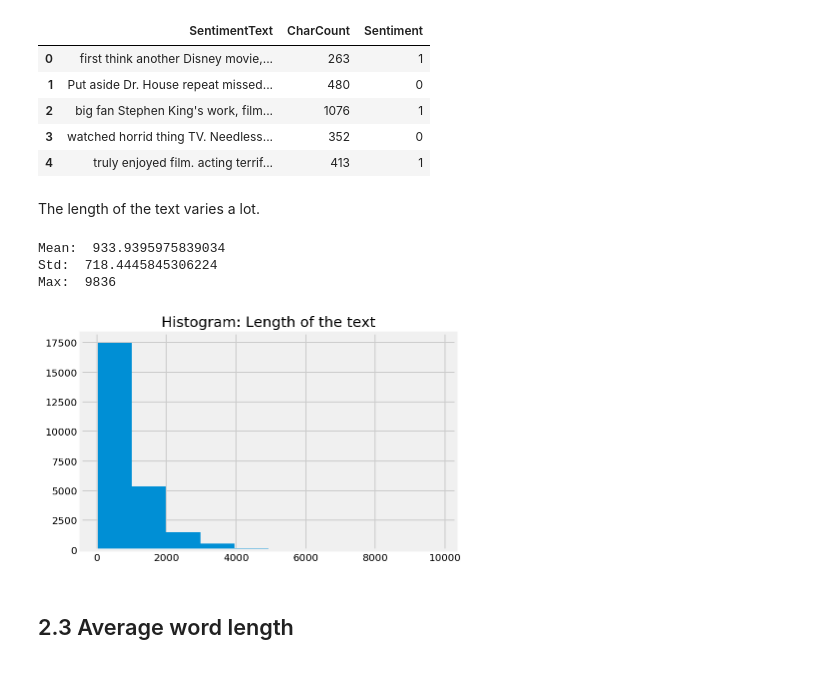
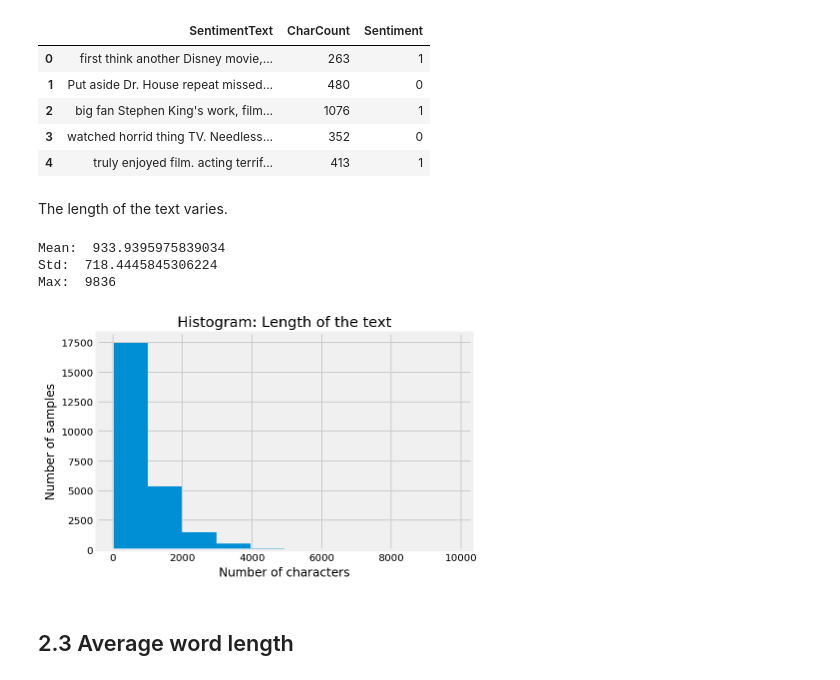
Before and after one commit to Mjauu/text-mining, a Jupyter notebook: sentiment-analysis.ipynb, the cells around one changed output. Saved outputs shown, nothing was run; the diff lists cells and outputs as text; code cells hidden in the pictures.

```diff
--- a/sentiment-analysis.ipynb
+++ b/sentiment-analysis.ipynb
@@ -183,7 +184,7 @@ data[['SentimentText','CharCount','Sentiment']].head()
 | 3 | watched horrid thing TV. Needless... | 352 | 0 |
 | 4 | truly enjoyed film. acting terrif... | 413 | 1 |
 # %% [markdown]
-The length of the text varies a lot.
+The length of the text varies.
 # %%
 lens = data.SentimentText.str.len()
 print('Mean: ', lens.mean())
@@ -196,8 +197,10 @@ Max:  9836
 # %%
 lens.hist()
 plt.title('Histogram: Length of the text');
+plt.xlabel('Number of characters')
+plt.ylabel('Number of samples');
 # %% [output]
-[figure, old version]
+[figure, new version]
 # %% [markdown]
 ## 2.3 Average word length
 # %%
```
Also changed, not shown: parts of 19 cells of this notebook.
